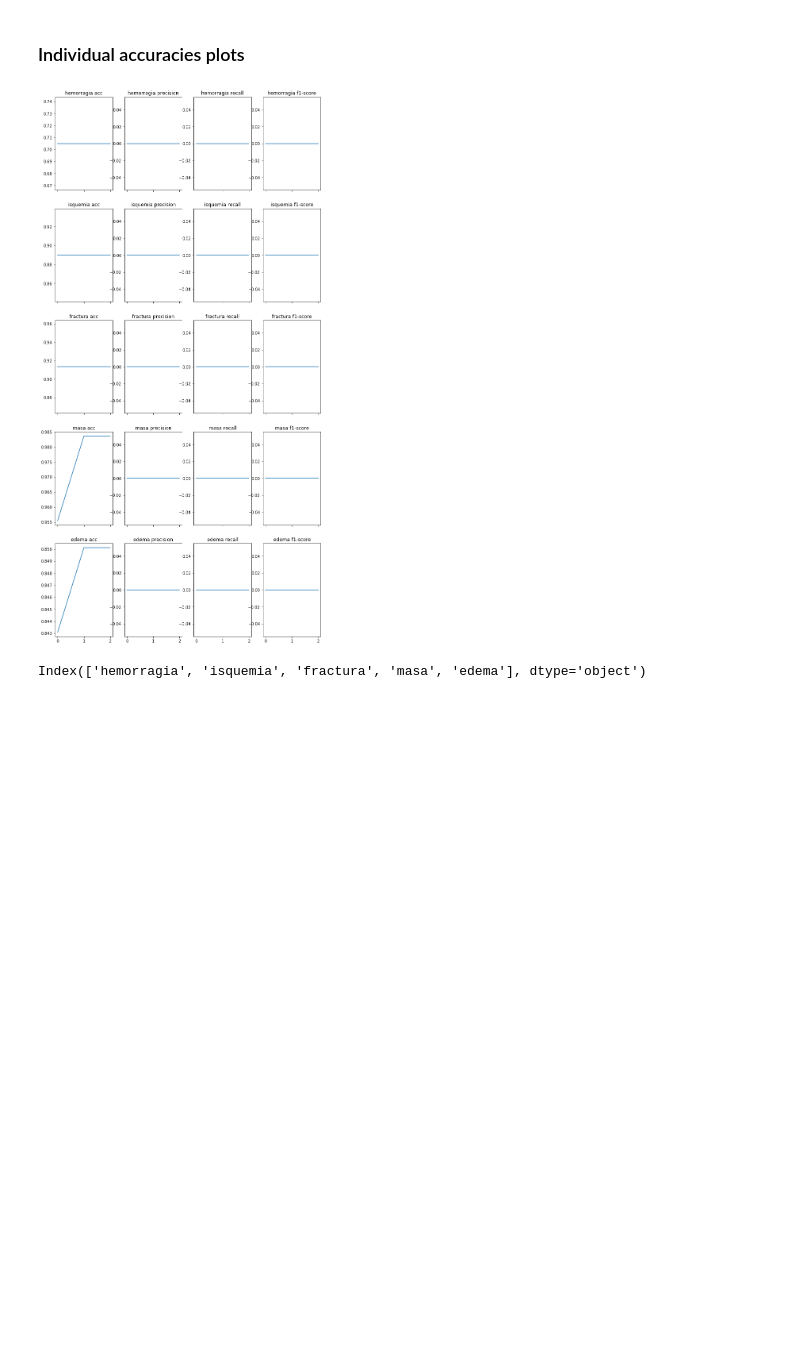
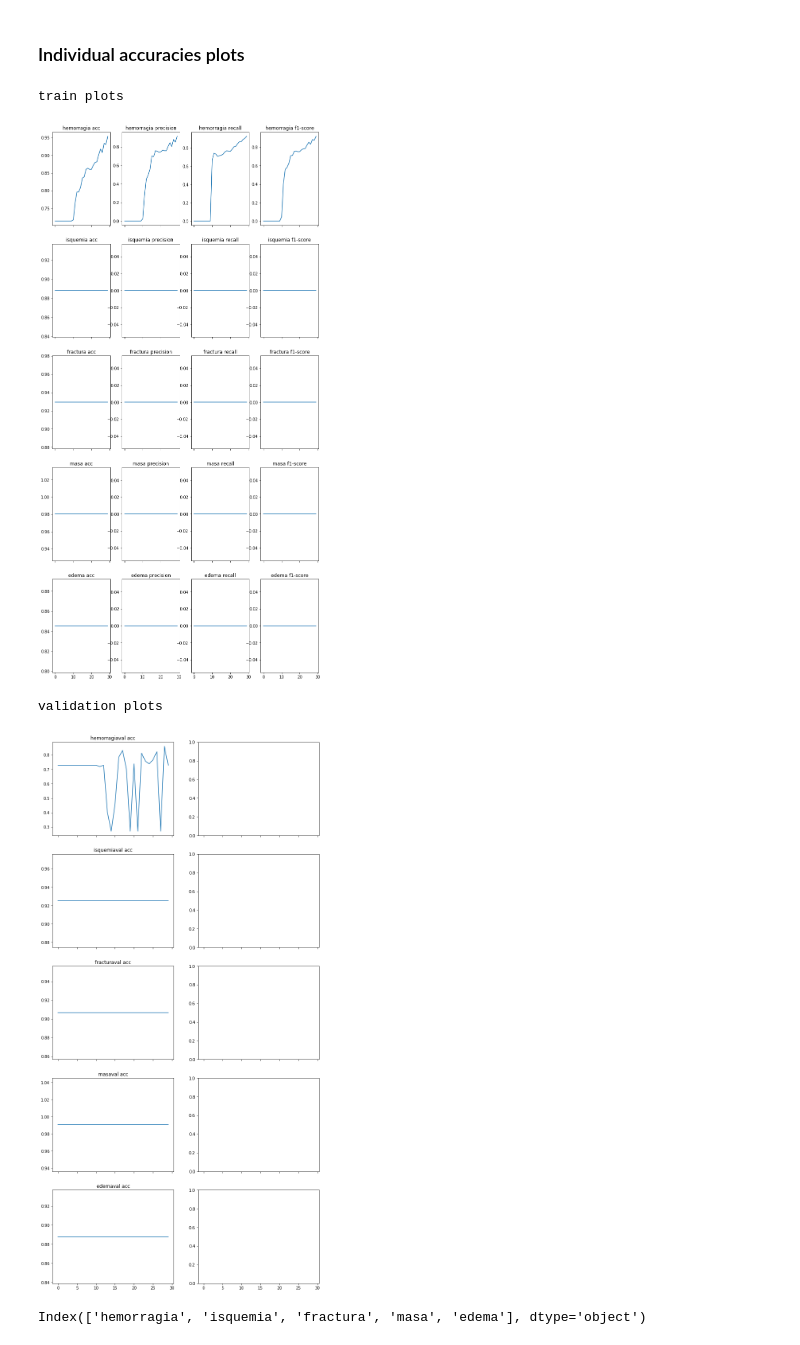
Before and after one commit to llealgt/postgrado_especializacion_investigacion_cientifica, a Jupyter notebook: proyecto/codigo/prototipos.ipynb, the cells around one changed output. Cells and saved outputs as stored; diff of their text form; code cells hidden in the pictures; blank space fills up the shorter version.

Commit message:
Added validation set and evaluation code

```diff
--- a/proyecto/codigo/prototipos.ipynb
+++ b/proyecto/codigo/prototipos.ipynb
@@ -116,7 +128,7 @@ diagnosticos.head(20)
 # %% [markdown]
 ### Separacion "train-val"
 # %%
-diagonsticos_val = diagnosticos.sample(frac=0.1)
+diagonsticos_val = diagnosticos.sample(frac=VALIDATION_FRACTION)
 diccionario_imagenes_pacientes_val = {llave:diccionario_imagenes_pacientes[llave] for llave in diagonsticos_val.paciente}
 # %%
 diagnosticos = diagnosticos[~diagnosticos.paciente.isin(diagonsticos_val.paciente)]
@@ -540,15 +558,17 @@ base_criterion = torch.nn.BCEWithLogitsLoss()
 optimizer = optim.Adam(model.parameters(),lr=0.00030)
 # %%
 total_accuracies  = []
+val_total_accuracies  = []
 total_f1_accuracies = []
 total_losses = []
 individual_accuracies = []
+val_individual_accuracies = []
 individual_f1_accuracies = []
 # %%
 individual_precisions = []
 individual_recalls = []
 # %%
-EPOCHS = 3
+EPOCHS = 30
 # %%
 for param_group in optimizer.param_groups:
         param_group['lr'] = 0.000010
@@ -604,6 +624,7 @@ for epoch in range(EPOCHS):
 
     epoch_predictions = []
     epoch_real_values = []
+    val_real_values = []
     val_predictions = []
     epoch_losses = []
     # en cada epoch procesar los pacientes en orden aleatorio
@@ -695,6 +716,7 @@ for epoch in range(EPOCHS):
 
 
 
+
     #epoch_predictions = np.array(epoch_predictions)
     #epoch_real_values = np.array(epoch_real_values)
     #correct_predictions = epoch_predictions == epoch_real_values
@@ -718,7 +740,6 @@ for epoch in range(EPOCHS):
     conv_lstm.eval()
     for paciente in diagonsticos_val.paciente:
         imagenes_paciente = diccionario_imagenes_pacientes_val[paciente]
-        print(paciente,len(imagenes_paciente))
 
 
         h = conv_lstm.init_hidden()
@@ -741,14 +762,21 @@ for epoch in range(EPOCHS):
 
             vector_y_hat_hard = prob_diagnostico_aproximado >= 0.5
 
-            if indice == len(imagen_paciente)-1:
-                print(indice,len(imagen_paciente))
+            if indice == len(imagenes_paciente)-1:
                 val_predictions.append(vector_y_hat_hard.data.cpu().numpy()[0])
-            print(diagonsticos_val[diagonsticos_val.paciente==paciente],vector_y_hat_hard)
+            #print(diagonsticos_val[diagonsticos_val.paciente==paciente],vector_y_hat_hard)
 
+        vector_diagnostico_paciente = np.array(diagonsticos_val[diagonsticos_val.paciente==paciente][["hemorragia","isquemia","fractura","masa","edema"]])
+        val_real_values.append(vector_diagnostico_paciente[0])
+
+
+    accuracies,average_accuracy = calc_score(np.array(val_predictions),np.array(val_real_values),accuracy_score)
+    val_total_accuracies.append(average_accuracy)
+    val_individual_accuracies.append(accuracies)
     print("Epoch {}: individual accs:[{}] avg accuracy {} loss:{}".format(epoch,accuracies,average_accuracy,epoch_avg_loss))
 
 individual_accuracies_tensor = np.asarray(individual_accuracies)
+val_individual_accuracies_tensor = np.asarray(val_individual_accuracies)
 individual_precisions_tensor = np.asarray(individual_precisions)
 individual_recalls_tensor = np.asarray(individual_recalls)
 individual_f1_accuracies_tensor = np.asarray(individual_f1_accuracies)
@@ -793,23 +841,47 @@ plt.show()
 # %%
 number_of_plots = individual_accuracies_tensor.shape[1]
 f,plots = plt.subplots(number_of_plots,4,sharex=True,figsize= (12,25))
-
+print("train plots")
 for i in range(number_of_plots):
     plots[i,0].plot(individual_accuracies_tensor[:,i])
     plots[i,0].set_title(nombres_diagnosticos[i]+ " acc")
 
     plots[i,1].plot(individual_precisions_tensor[:,i])
     plots[i,1].set_title(nombres_diagnosticos[i]+" precision")
 
     plots[i,2].plot(individual_recalls_tensor[:,i])
     plots[i,2].set_title(nombres_diagnosticos[i]+" recall")
 
     plots[i,3].plot(individual_f1_accuracies_tensor[:,i])
     plots[i,3].set_title(nombres_diagnosticos[i]+" f1-score")
 
+
 plt.show()
+print("validation plots")
+number_of_plots =  individual_accuracies_tensor.shape[1]
+f,plots = plt.subplots(number_of_plots,2,sharex=True,figsize= (12,25))
+
+for i in range(number_of_plots):
+    plots[i,0].plot(val_individual_accuracies_tensor[:,i])
+    plots[i,0].set_title(nombres_diagnosticos[i]+ "val acc")
+
+    #plots[i,1].plot(individual_precisions_tensor[:,i])
+    #plots[i,1].set_title(nombres_diagnosticos[i]+" precision")
+
+    #plots[i,2].plot(individual_recalls_tensor[:,i])
+    #plots[i,2].set_title(nombres_diagnosticos[i]+" recall")
+
+    #plots[i,3].plot(individual_f1_accuracies_tensor[:,i])
+    #plots[i,3].set_title(nombres_diagnosticos[i]+" f1-score")
+
+
+
+plt.show()
 # %% [output]
+train plots
-[figure, old version]
+[figure, new version]
+validation plots
+[figure, added]
 # %%
 nombres_diagnosticos = diagnosticos.columns[1:-1]
 print(nombres_diagnosticos)
```
Also changed, not shown: parts of 9 cells of this notebook.
